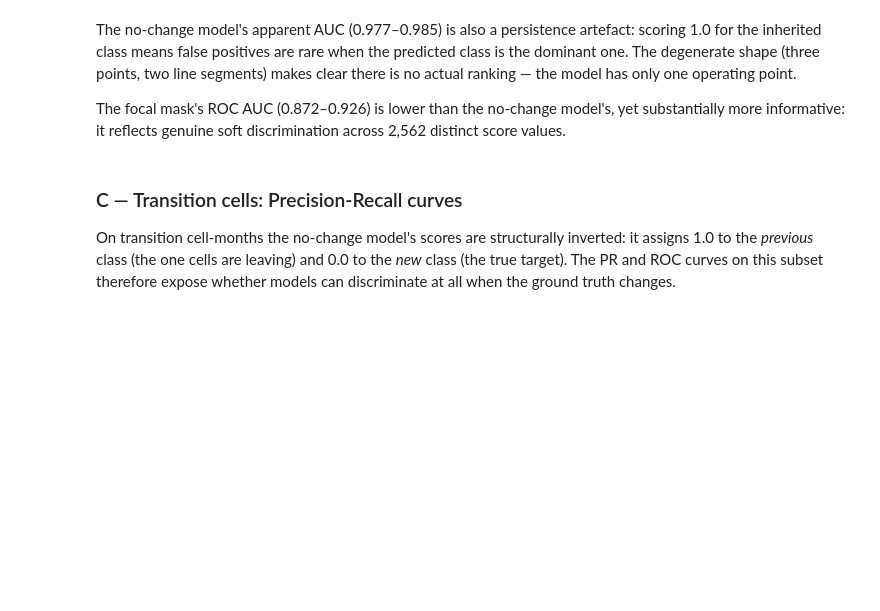
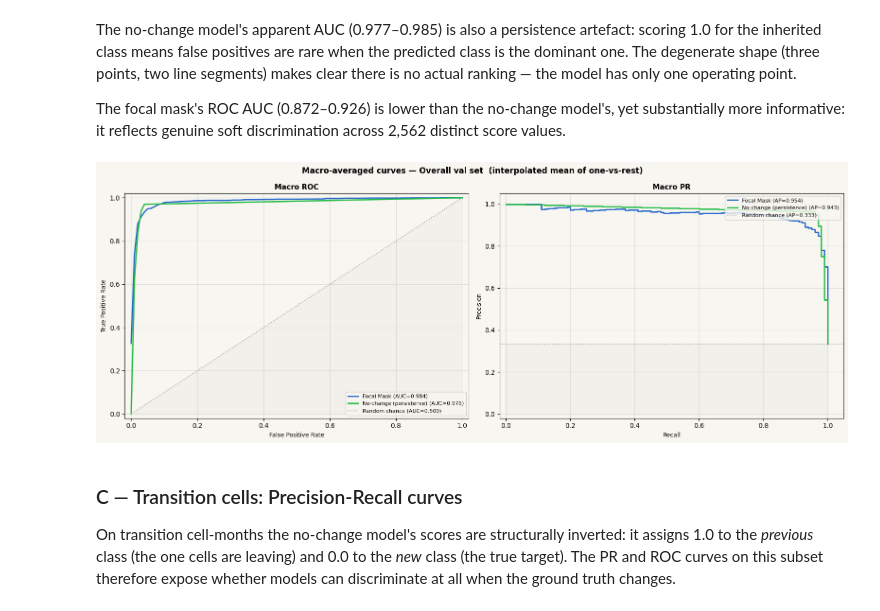
Before and after one commit to DSDMmasterProject/territorial_control_dsdm_master_project, a Jupyter notebook: src/visualizations/reporting.ipynb, the cells around one changed output. Cells and saved outputs as stored; diff of their text form; code cells hidden in the pictures; blank space fills up the shorter version.

```diff
--- a/src/visualizations/reporting.ipynb
+++ b/src/visualizations/reporting.ipynb
@@ -489,8 +569,8 @@ for key in CLASS_NAMES + ['macro']:
 # %% [markdown]
 ### B1 — Headline metrics
 # %%
-# B1 — F1 table with N per class and 95% bootstrap CI
-# Macro row first (most stable), then per-class rows.
+# B1 — Headline metrics (transition cells only)
+# Per-class and macro F1 with 95% bootstrap CI
 rows = []
 for cls_key in ['macro'] + CLASS_NAMES:
     for name in dfs:
@@ -510,3 +590,17 @@ tbl = (
 )
 tbl.columns = tbl.columns.droplevel(0)
 display(tbl)
+
+# Macro AUC and Macro AP (same bootstrap samples, transition cells only)
+n_trans = boot_trans['focal_mask']['macro']['n']
+rows_mac = []
+for name in dfs:
+    b = boot_trans[name]['macro']
+    rows_mac.append({
+        'Model'               : MODEL_LABELS[name],
+        'N'                   : n_trans,
+        'Macro AUC  [95% CI]' : fmt_ci(b['auc'], d=3),
+        'Macro AP  [95% CI]'  : fmt_ci(b['ap'],  d=3),
+    })
+print('\nMacro AUC-ROC and Average Precision (transition cells):')
+display(pd.DataFrame(rows_mac).set_index('Model'))
@@ -822,6 +1014,51 @@ makes clear there is no actual ranking — the model has only one operating poin
 The focal mask's ROC AUC (0.872–0.926) is lower than the no-change model's, yet
 substantially more informative: it reflects genuine soft discrimination across
 2,562 distinct score values.
+# %%
+# C — Overall: Macro ROC and Macro PR curves (single figure with two panels)
+fig, axes = plt.subplots(1, 2, figsize=(16, 6), facecolor=BG)
+fig.suptitle('Macro-averaged curves — Overall val set  (interpolated mean of one-vs-rest)',
+             fontsize=12, fontweight='bold')
+
+# ── Macro ROC ─────────────────────────────────────────────────────────────────
+ax = axes[0]
+ax.set_facecolor(BG)
+ax.set_title('Macro ROC', fontsize=11, fontweight='bold')
+for name in ['focal_mask', 'no_change']:
+    mc = macro_curves_overall[name]['macro_roc']
+    ax.plot(mc['fpr'], mc['tpr'], color=MODEL_COLORS[name], lw=2,
+            label=f'{MODEL_LABELS[name]} (AUC={mc["auc"]:.3f})')
+ax.plot([0, 1], [0, 1], color=MODEL_COLORS['random_proportion'], lw=1.5, ls=':',
+        label='Random chance (AUC=0.500)')
+ax.fill_between([0, 1], [0, 1], alpha=0.07, color=MODEL_COLORS['random_proportion'])
+ax.set_xlabel('False Positive Rate', fontsize=9)
+ax.set_ylabel('True Positive Rate', fontsize=9)
+ax.set_xlim(-0.02, 1.02); ax.set_ylim(-0.02, 1.02)
+ax.legend(fontsize=8, loc='lower right')
+ax.grid(alpha=0.3); ax.set_axisbelow(True)
+
+# ── Macro PR ──────────────────────────────────────────────────────────────────
+ax = axes[1]
+ax.set_facecolor(BG)
+ax.set_title('Macro PR', fontsize=11, fontweight='bold')
+for name in ['focal_mask', 'no_change']:
+    mc = macro_curves_overall[name]['macro_pr']
+    ax.step(mc['rec'], mc['prec'], where='post', color=MODEL_COLORS[name], lw=2,
+            label=f'{MODEL_LABELS[name]} (AP={mc["ap"]:.3f})')
+ax.axhline(mac_ap_rand_overall, color=MODEL_COLORS['random_proportion'], lw=1.5, ls=':',
+           label=f'Random chance (AP={mac_ap_rand_overall:.3f})')
+ax.fill_between([0, 1], mac_ap_rand_overall, alpha=0.07, color=MODEL_COLORS['random_proportion'])
+ax.set_xlabel('Recall', fontsize=9)
+ax.set_ylabel('Precision', fontsize=9)
+ax.set_xlim(-0.02, 1.05); ax.set_ylim(-0.02, 1.05)
+ax.legend(fontsize=8, loc='upper right')
+ax.grid(alpha=0.3); ax.set_axisbelow(True)
+
+plt.tight_layout()
+fig.savefig(REPORTING_DIR / 'C5_macro_roc_pr_overall.png', dpi=150, bbox_inches='tight')
+plt.show()
+# %% [output]
+[figure, added]
 # %% [markdown]
 ### C — Transition cells: Precision-Recall curves
 
```
Also changed, not shown: parts of 21 cells of this notebook, 16 other files.
